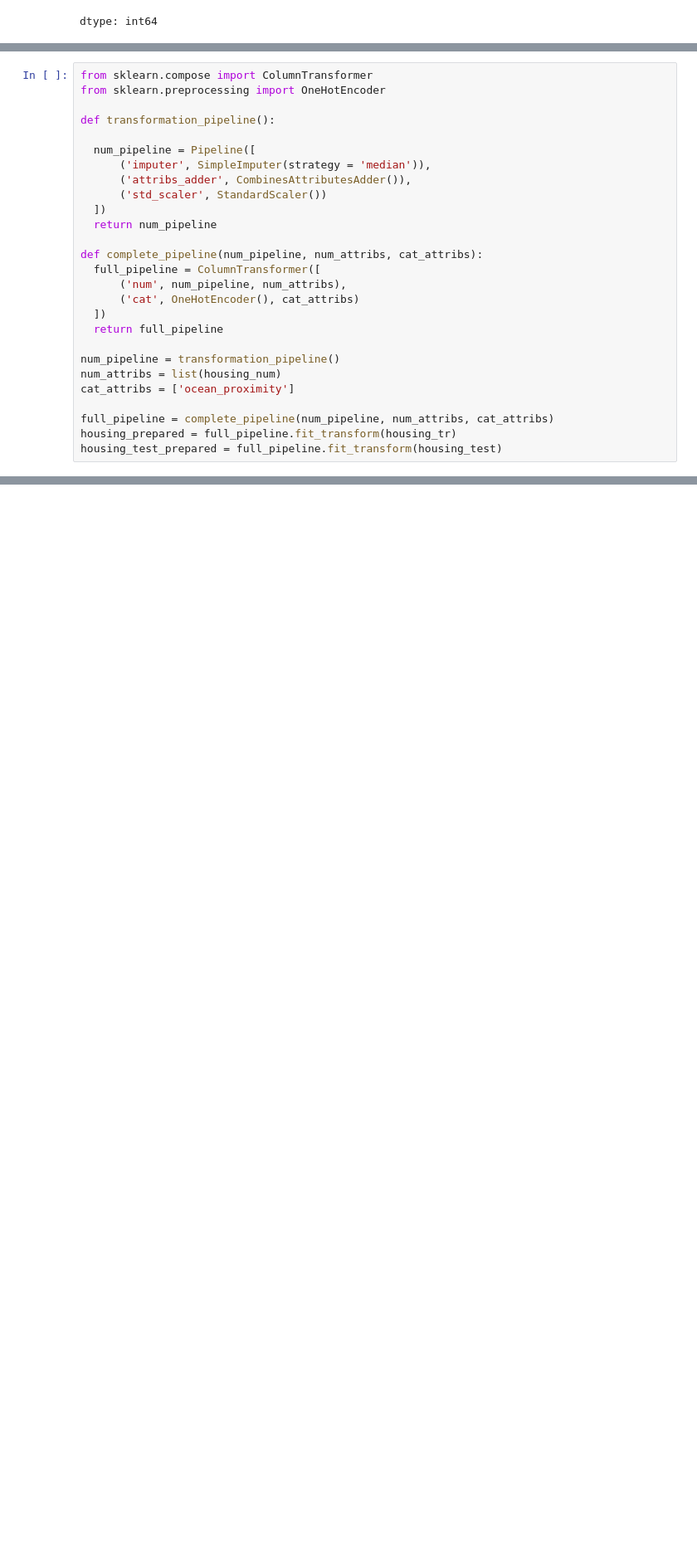
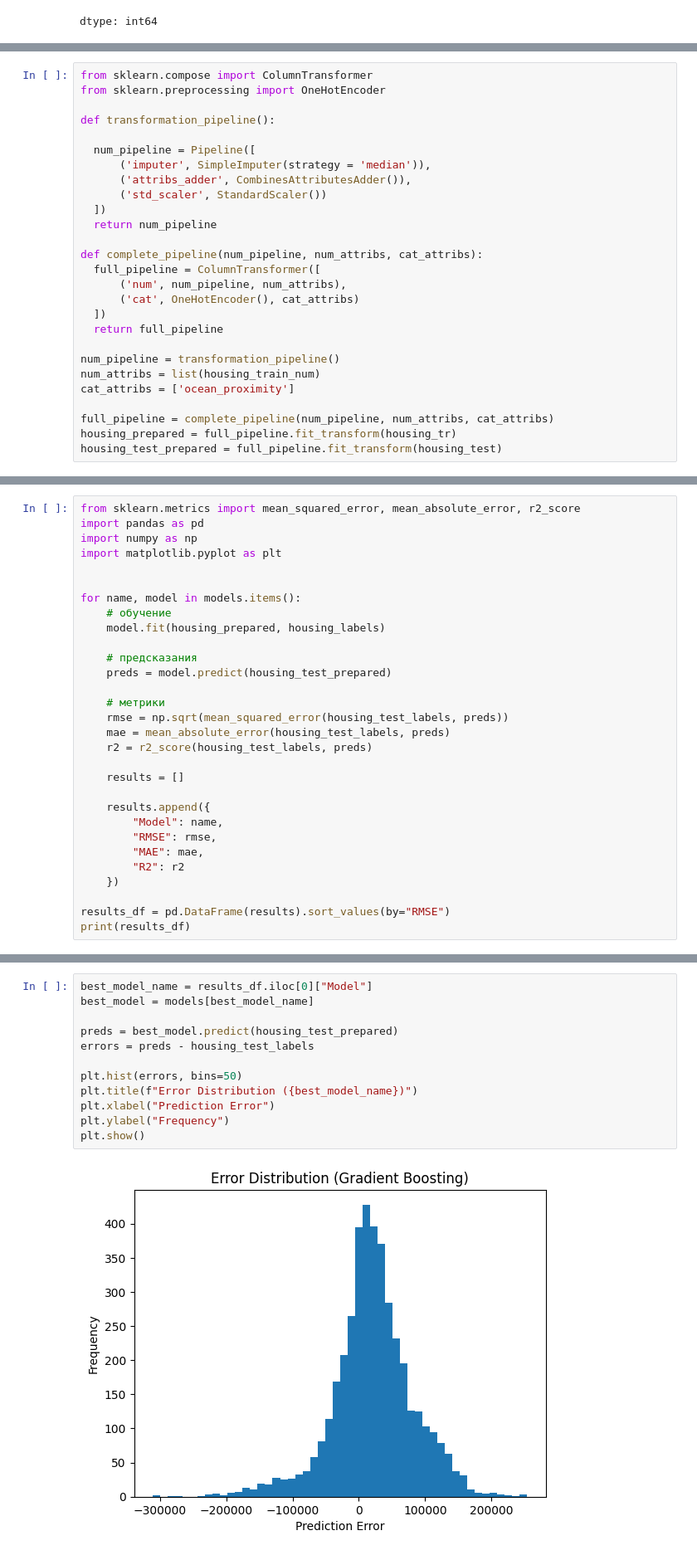
Before and after one commit to SkyFlowTraveler/CaliforniaHousingPrice-regression, a Jupyter notebook: CaliforniaHousesPriceRegression.ipynb, the cells around one changed output, grey strips where cells are left out. Shown at 83% size. Cells and saved outputs as stored; diff of their text form; blank space fills up the shorter version.

Commit message:
Сравнение моделей на датасете California Housing Prices. Основано на туториале с https://www.geeksforgeeks.org/machine-learning/regression-models-for-california-housing-price-prediction/

```diff
--- a/CaliforniaHousesPriceRegression.ipynb
+++ b/CaliforniaHousesPriceRegression.ipynb
@@ -389,7 +390,7 @@ def complete_pipeline(num_pipeline, num_attribs, cat_attribs):
   return full_pipeline
 
 num_pipeline = transformation_pipeline()
-num_attribs = list(housing_num)
+num_attribs = list(housing_train_num)
 cat_attribs = ['ocean_proximity']
 
 full_pipeline = complete_pipeline(num_pipeline, num_attribs, cat_attribs)
@@ -492,0 +590,30 @@ models = {
+# %%
+from sklearn.metrics import mean_squared_error, mean_absolute_error, r2_score
+import pandas as pd
+import numpy as np
+import matplotlib.pyplot as plt
+
+
+for name, model in models.items():
+    # обучение
+    model.fit(housing_prepared, housing_labels)
+
+    # предсказания
+    preds = model.predict(housing_test_prepared)
+
+    # метрики
+    rmse = np.sqrt(mean_squared_error(housing_test_labels, preds))
+    mae = mean_absolute_error(housing_test_labels, preds)
+    r2 = r2_score(housing_test_labels, preds)
+
+    results = []
+
+    results.append({
+        "Model": name,
+        "RMSE": rmse,
+        "MAE": mae,
+        "R2": r2
+    })
+
+results_df = pd.DataFrame(results).sort_values(by="RMSE")
+print(results_df)
@@ -492,0 +623,14 @@ models = {
+# %%
+best_model_name = results_df.iloc[0]["Model"]
+best_model = models[best_model_name]
+
+preds = best_model.predict(housing_test_prepared)
+errors = preds - housing_test_labels
+
+plt.hist(errors, bins=50)
+plt.title(f"Error Distribution ({best_model_name})")
+plt.xlabel("Prediction Error")
+plt.ylabel("Frequency")
+plt.show()
+# %% [output]
+[figure, added]
```
Also changed, not shown: parts of 16 cells of this notebook.
